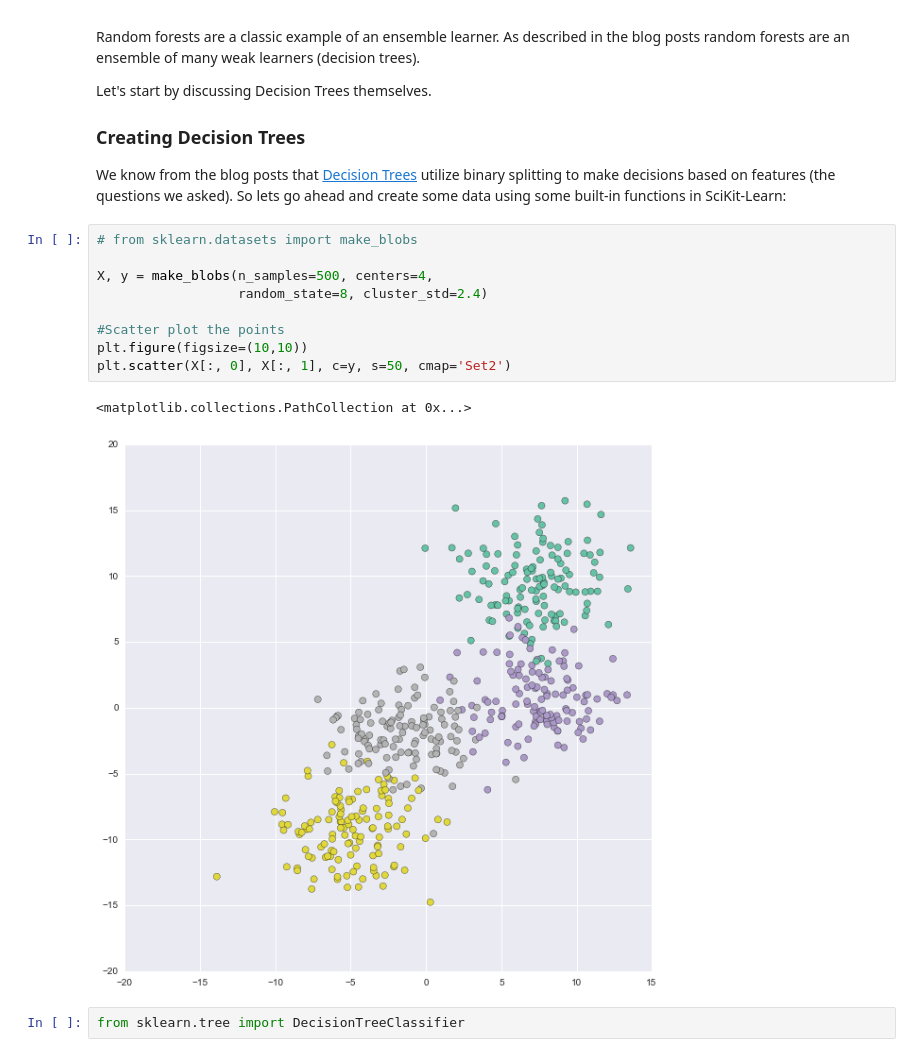
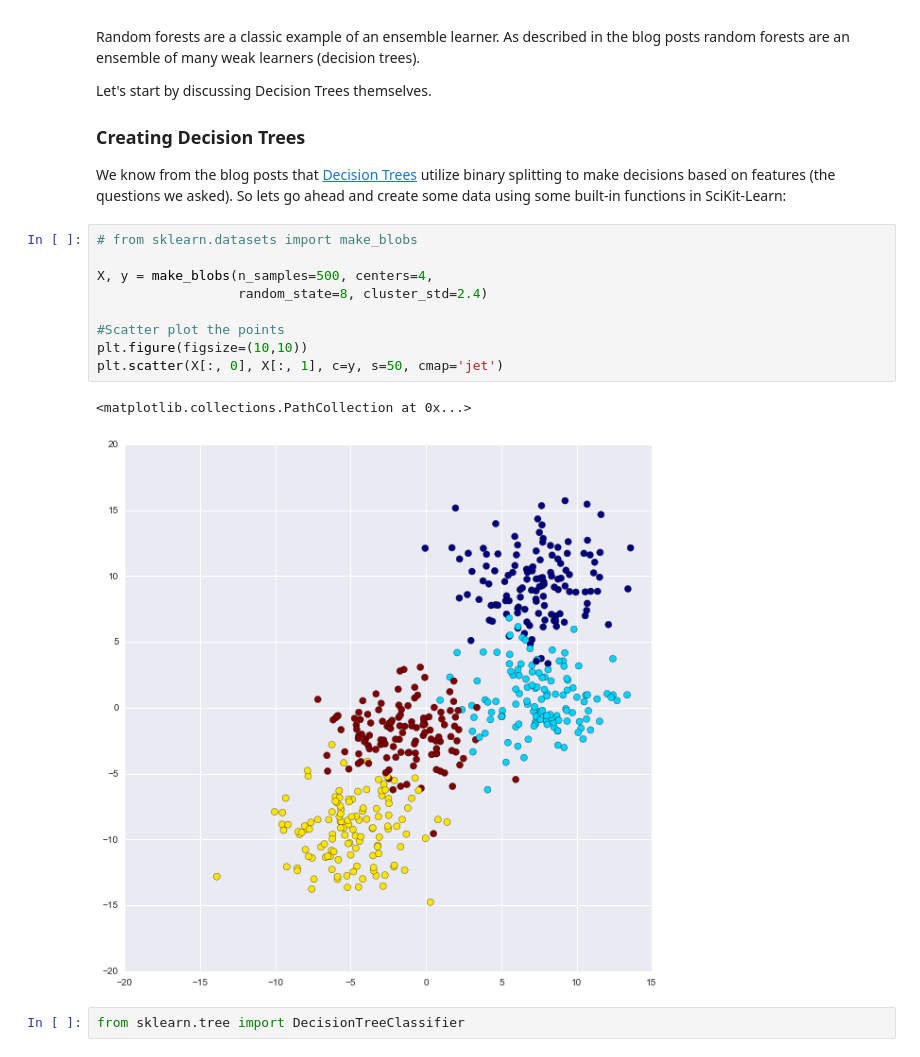
Before and after one commit to jmportilla/Udemy---Machine-Learning, a Jupyter notebook: Decision Trees and Random Forests.ipynb, the cells around one changed output. Saved outputs shown, nothing was run; the diff lists cells and outputs as text.

```diff
--- a/Decision Trees and Random Forests.ipynb
+++ b/Decision Trees and Random Forests.ipynb
@@ -24,15 +24,15 @@ We know from the blog posts that [Decision Trees](https://en.wikipedia.org/wiki/
 # %%
 # from sklearn.datasets import make_blobs
 
 X, y = make_blobs(n_samples=500, centers=4,
                   random_state=8, cluster_std=2.4)
 
 #Scatter plot the points
 plt.figure(figsize=(10,10))
-plt.scatter(X[:, 0], X[:, 1], c=y, s=50, cmap='Set2')
+plt.scatter(X[:, 0], X[:, 1], c=y, s=50, cmap='jet')
 # %% [output]
 <matplotlib.collections.PathCollection at 0x...>
-[figure, old version]
+[figure, new version]
 # %%
 from sklearn.tree import DecisionTreeClassifier
 # %% [markdown]
```
Also changed, not shown: parts of 14 cells of this notebook.
